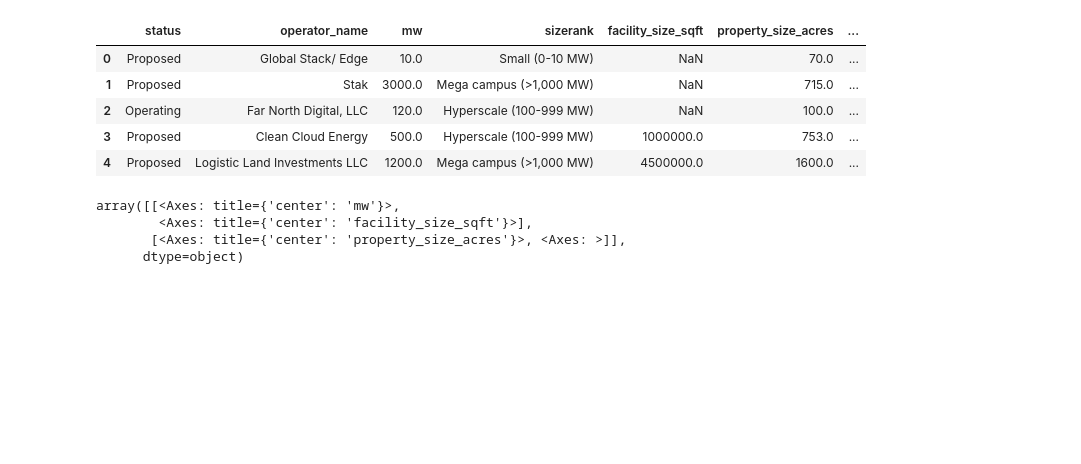
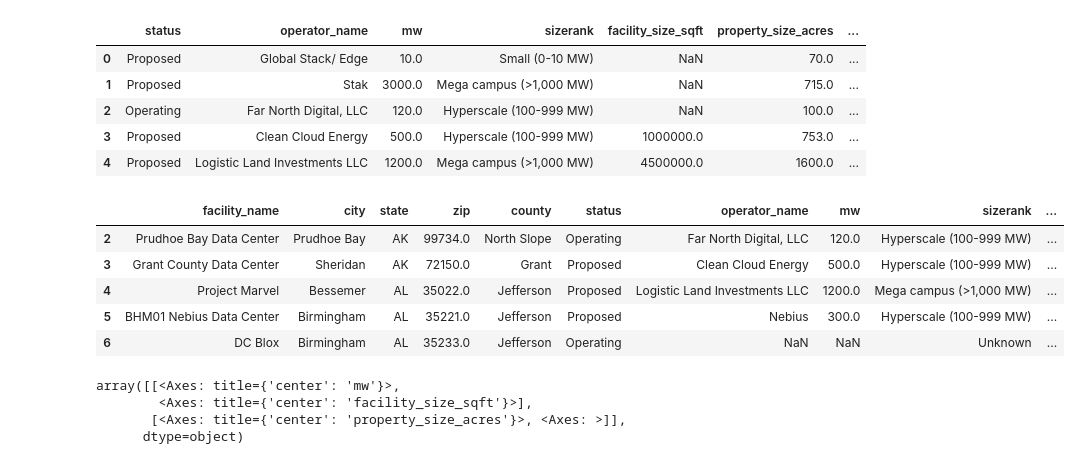
Before and after one commit to agrace339/Data-Center-Impact-Explorer, a Jupyter notebook: Script/Inspection Data Centers and Politics.ipynb, the cells around one changed output. Drawn from its saved outputs; the diff is of its cells as text; code cells hidden in the pictures; blank space fills up the shorter version.

Commit message:
Minor update to Inspection Data Centers notebook
Minor updates related to pre-processing report

```diff
--- a/Script/Inspection Data Centers and Politics.ipynb
+++ b/Script/Inspection Data Centers and Politics.ipynb
@@ -275,6 +275,18 @@ df[other_columns_useful].head()
 | 2 | Operating | Far North Digital, LLC | 120.0 | Hyperscale (100-999 MW) | NaN | 100.0 | ... |
 | 3 | Proposed | Clean Cloud Energy | 500.0 | Hyperscale (100-999 MW) | 1000000.0 | 753.0 | ... |
 | 4 | Proposed | Logistic Land Investments LLC | 1200.0 | Mega campus (>1,000 MW) | 4500000.0 | 1600.0 | ... |
+# %%
+# Examine head of dataset for acquisition and pre-processing report
+df_show = df.dropna(subset = ["zip"])
+df_show[["facility_name", "city","state", "zip", "county", "status", "operator_name", "mw",
+         "sizerank", "facility_size_sqft", "property_size_acres"]].head()
+# %% [output]
+|  | facility_name | city | state | zip | county | status | operator_name | mw | sizerank | ... |
+| 2 | Prudhoe Bay Data Center | Prudhoe Bay | AK | 99734.0 | North Slope | Operating | Far North Digital, LLC | 120.0 | Hyperscale (100-999 MW) | ... |
+| 3 | Grant County Data Center | Sheridan | AK | 72150.0 | Grant | Proposed | Clean Cloud Energy | 500.0 | Hyperscale (100-999 MW) | ... |
+| 4 | Project Marvel | Bessemer | AL | 35022.0 | Jefferson | Proposed | Logistic Land Investments LLC | 1200.0 | Mega campus (>1,000 MW) | ... |
+| 5 | BHM01 Nebius Data Center | Birmingham | AL | 35221.0 | Jefferson | Proposed | Nebius | 300.0 | Hyperscale (100-999 MW) | ... |
+| 6 | DC Blox | Birmingham | AL | 35233.0 | Jefferson | Operating | NaN | NaN | Unknown | ... |
 # %%
 df[['mw', 'facility_size_sqft', 'property_size_acres']].hist()
 # %% [output]
```
